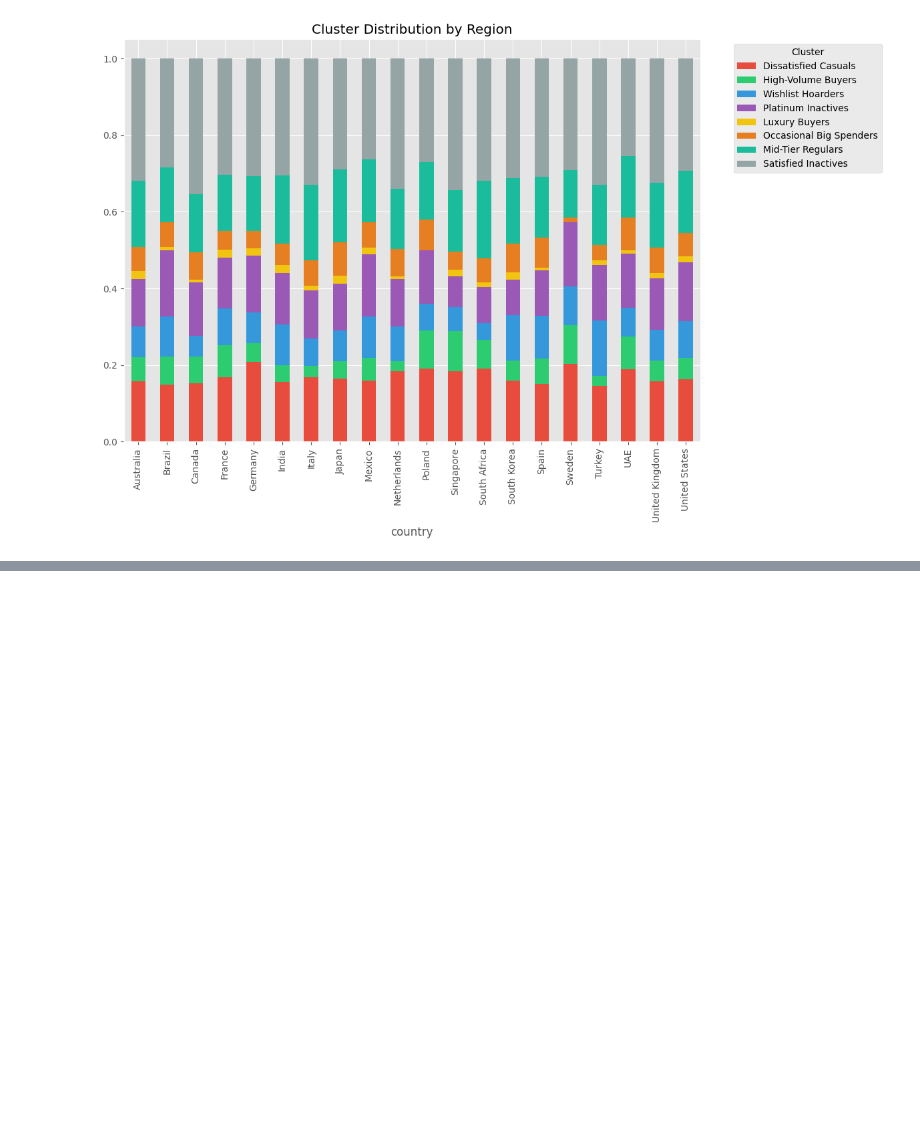
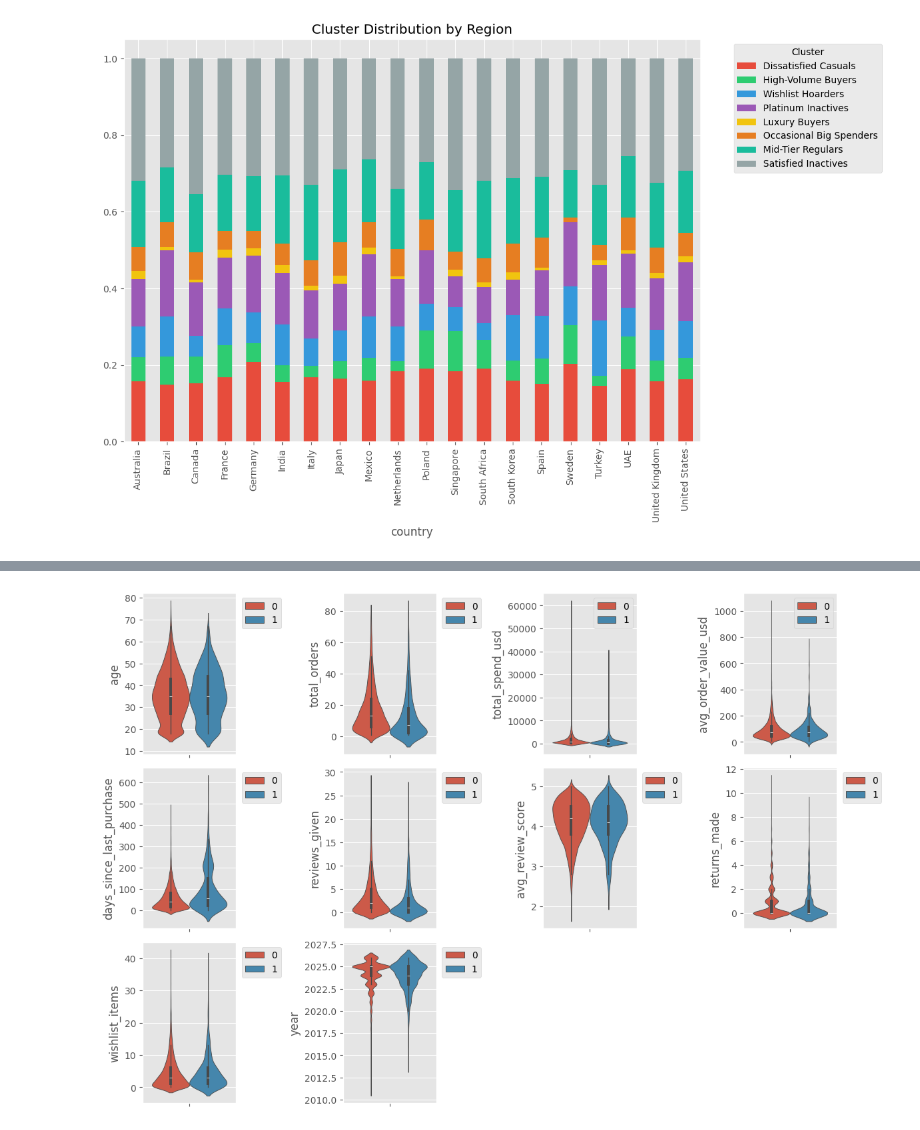
Before and after one commit to Doug-Vo/ML-Self-Project, a Jupyter notebook: Machine Learning/e_commerce.ipynb, the cells around one changed output, grey strips where cells are left out. Cells and saved outputs as stored; diff of their text form; code cells hidden in the pictures; blank space fills up the shorter version.

```diff
--- a/Machine Learning/e_commerce.ipynb
+++ b/Machine Learning/e_commerce.ipynb
@@ -568,0 +628,19 @@ plt.show()
+# %%
+num_category = ['age', 'total_orders', 'total_spend_usd', 'avg_order_value_usd',
+                'days_since_last_purchase', 'reviews_given', 'avg_review_score','returns_made',
+                'wishlist_items', 'year'
+                ]
+
+plt.figure(figsize = (12, 8))
+
+for count, feat in enumerate(num_category):
+    plt.subplot(3, 4, count + 1)
+    sns.violinplot(df, hue = 'churned', y = feat )
+    # df.groupby(feat)['churned'].mean().sort(ascending = False).plot(kind = 'bar')
+    plt.legend(bbox_to_anchor= [1.01, 1])
+
+
+plt.tight_layout()
+plt.show()
+# %% [output]
+[figure, added]
```
Also changed, not shown: parts of 6 cells of this notebook.
